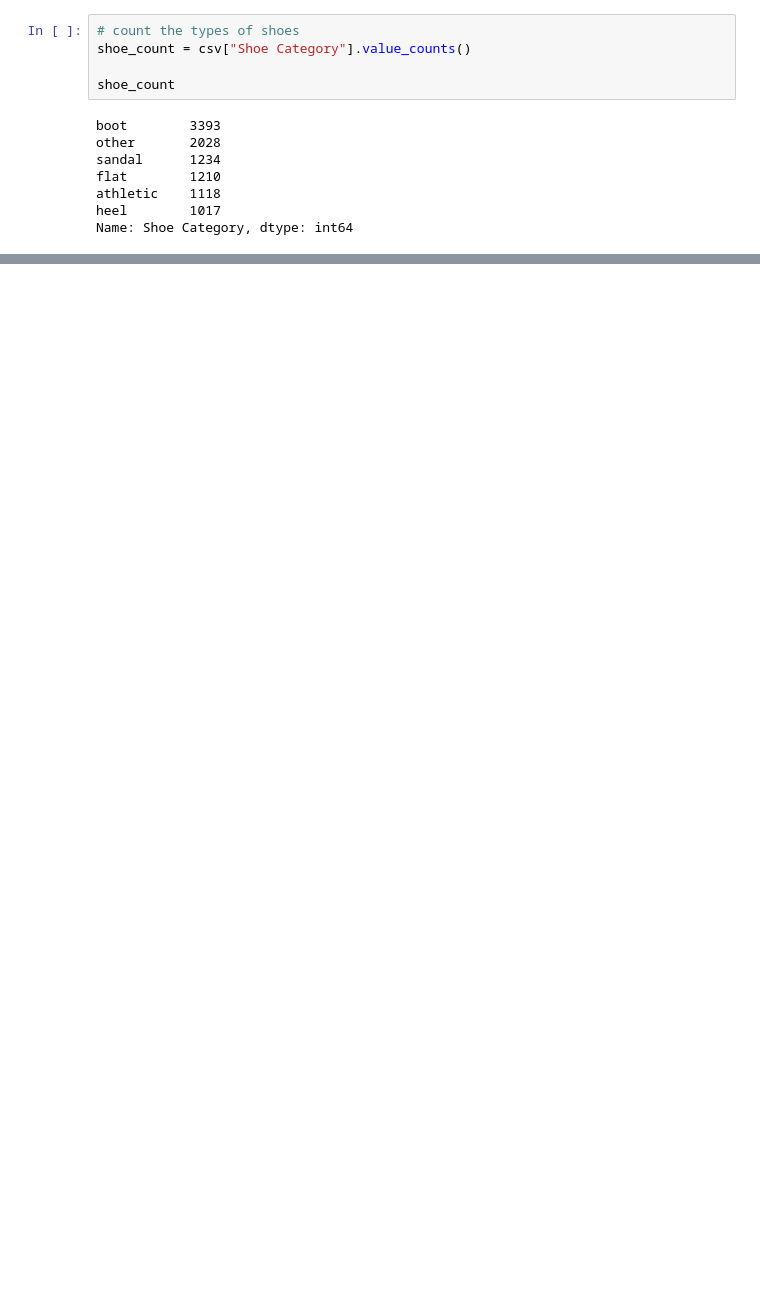
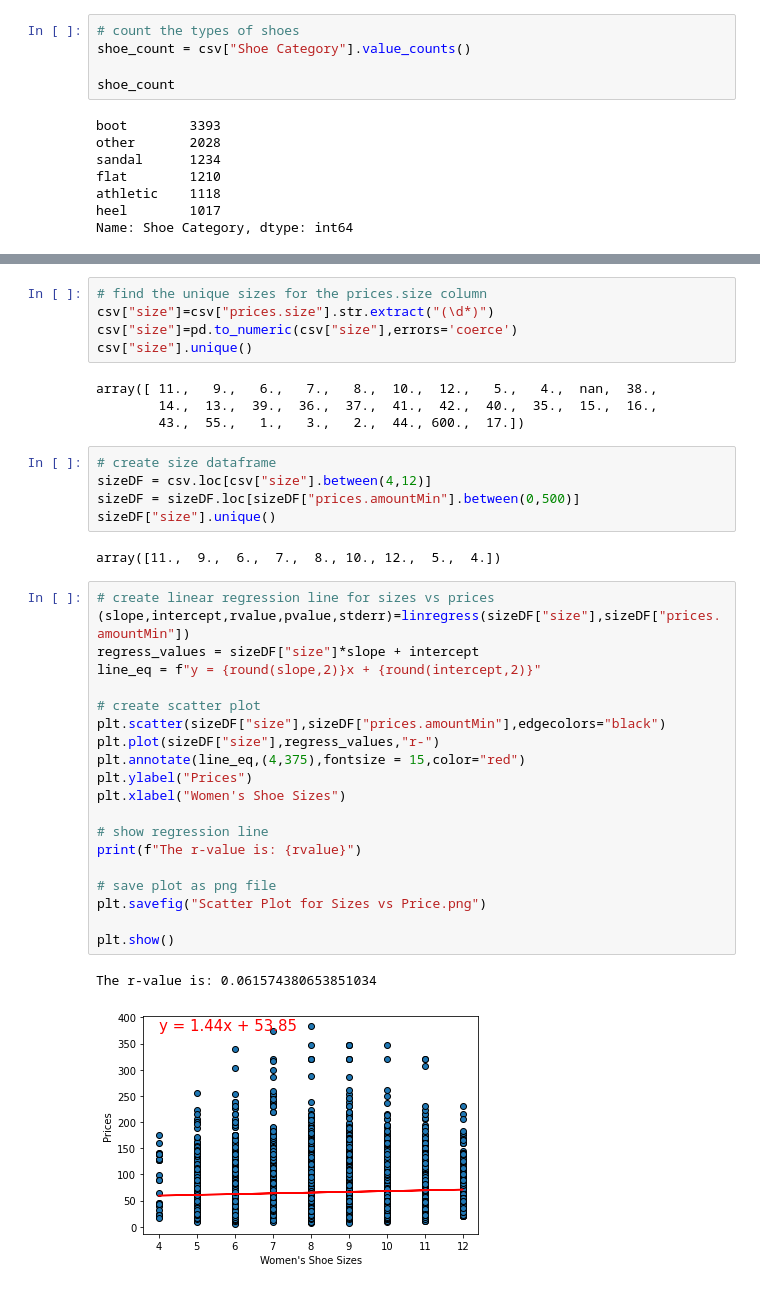
Before and after one commit to rjharris2020/Project_1, a Jupyter notebook: Shoes_Galore.ipynb, the cells around one changed output, grey strips where cells are left out. Drawn from its saved outputs; the diff is of its cells as text; blank space fills up the shorter version.

```diff
--- a/Shoes_Galore.ipynb
+++ b/Shoes_Galore.ipynb
@@ -136,0 +154,39 @@ plt.show()
+# %%
+# find the unique sizes for the prices.size column
+csv["size"]=csv["prices.size"].str.extract("(\d*)")
+csv["size"]=pd.to_numeric(csv["size"],errors='coerce')
+csv["size"].unique()
+# %% [output]
+array([ 11.,   9.,   6.,   7.,   8.,  10.,  12.,   5.,   4.,  nan,  38.,
+        14.,  13.,  39.,  36.,  37.,  41.,  42.,  40.,  35.,  15.,  16.,
+        43.,  55.,   1.,   3.,   2.,  44., 600.,  17.])
+# %%
+# create size dataframe
+sizeDF = csv.loc[csv["size"].between(4,12)]
+sizeDF = sizeDF.loc[sizeDF["prices.amountMin"].between(0,500)]
+sizeDF["size"].unique()
+# %% [output]
+array([11.,  9.,  6.,  7.,  8., 10., 12.,  5.,  4.])
+# %%
+# create linear regression line for sizes vs prices
+(slope,intercept,rvalue,pvalue,stderr)=linregress(sizeDF["size"],sizeDF["prices.amountMin"])
+regress_values = sizeDF["size"]*slope + intercept
+line_eq = f"y = {round(slope,2)}x + {round(intercept,2)}"
+
+# create scatter plot
+plt.scatter(sizeDF["size"],sizeDF["prices.amountMin"],edgecolors="black")
+plt.plot(sizeDF["size"],regress_values,"r-")
+plt.annotate(line_eq,(4,375),fontsize = 15,color="red")
+plt.ylabel("Prices")
+plt.xlabel("Women's Shoe Sizes")
+
+# show regression line
+print(f"The r-value is: {rvalue}")
+
+# save plot as png file
+plt.savefig("Scatter Plot for Sizes vs Price.png")
+
+plt.show()
+# %% [output]
+The r-value is: 0.061574380653851034
+[figure, added]
```
Also changed, not shown: parts of 4 cells of this notebook, 4 other files.
